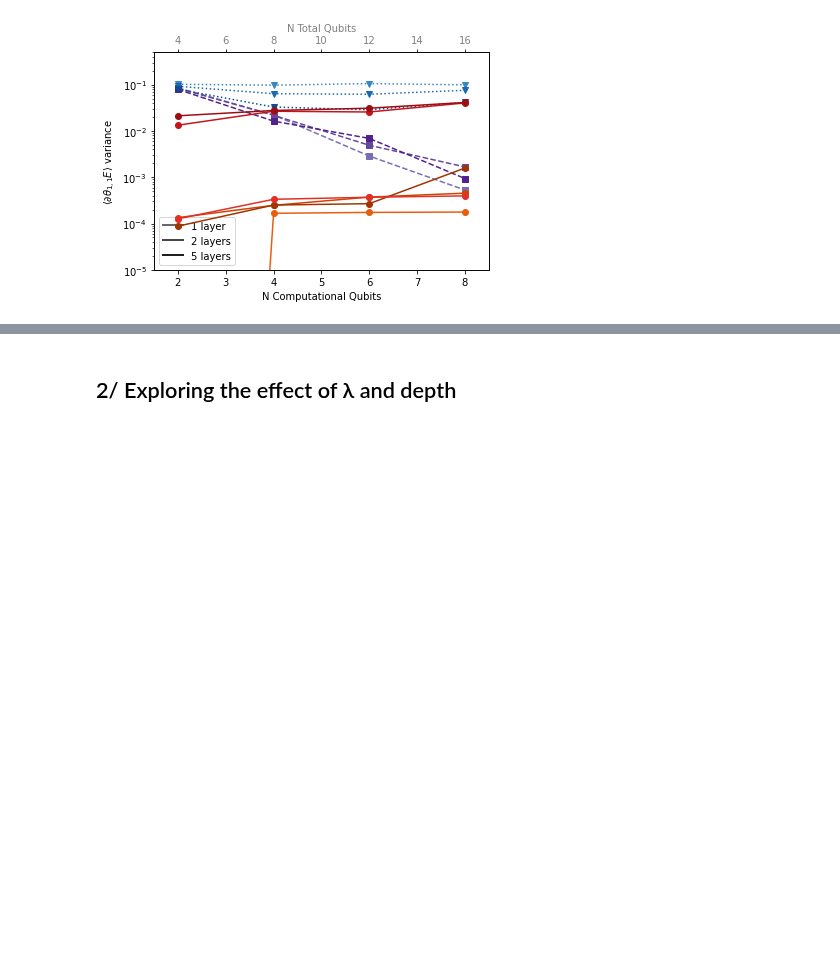
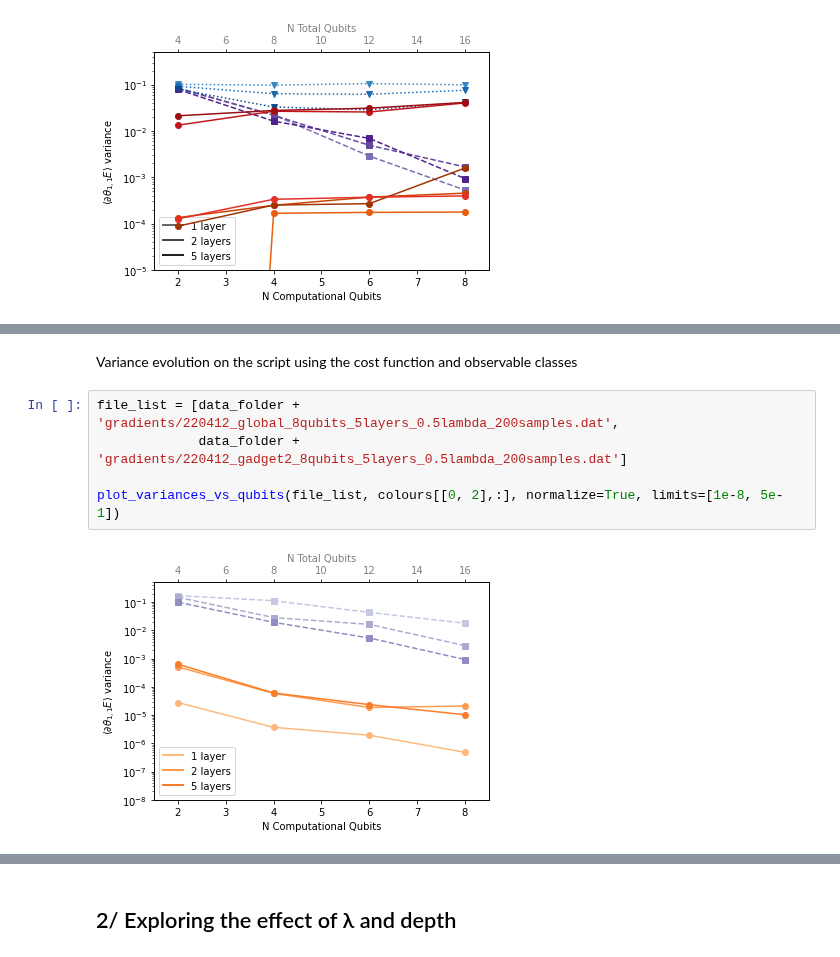
Before and after one commit to SimonCichy/barren-gadgets, a Jupyter notebook: plotting/relevant_results.ipynb, the cells around one changed output, grey strips where cells are left out. Drawn from its saved outputs; the diff is of its cells as text; blank space fills up the shorter version.

```diff
--- a/plotting/relevant_results.ipynb
+++ b/plotting/relevant_results.ipynb
@@ -88,0 +94,9 @@ plot_variances_vs_qubits(file_list, colours, normalize=True, limits=[1e-8, 5e-1]
+# %% [markdown]
+Variance evolution on the script using the cost function and observable classes
+# %%
+file_list = [data_folder + 'gradients/220412_global_8qubits_5layers_0.5lambda_200samples.dat',
+             data_folder + 'gradients/220412_gadget2_8qubits_5layers_0.5lambda_200samples.dat']
+
+plot_variances_vs_qubits(file_list, colours[[0, 2],:], normalize=True, limits=[1e-8, 5e-1])
+# %% [output]
+[figure, added]
```
Also changed, not shown: parts of 3 cells of this notebook.
